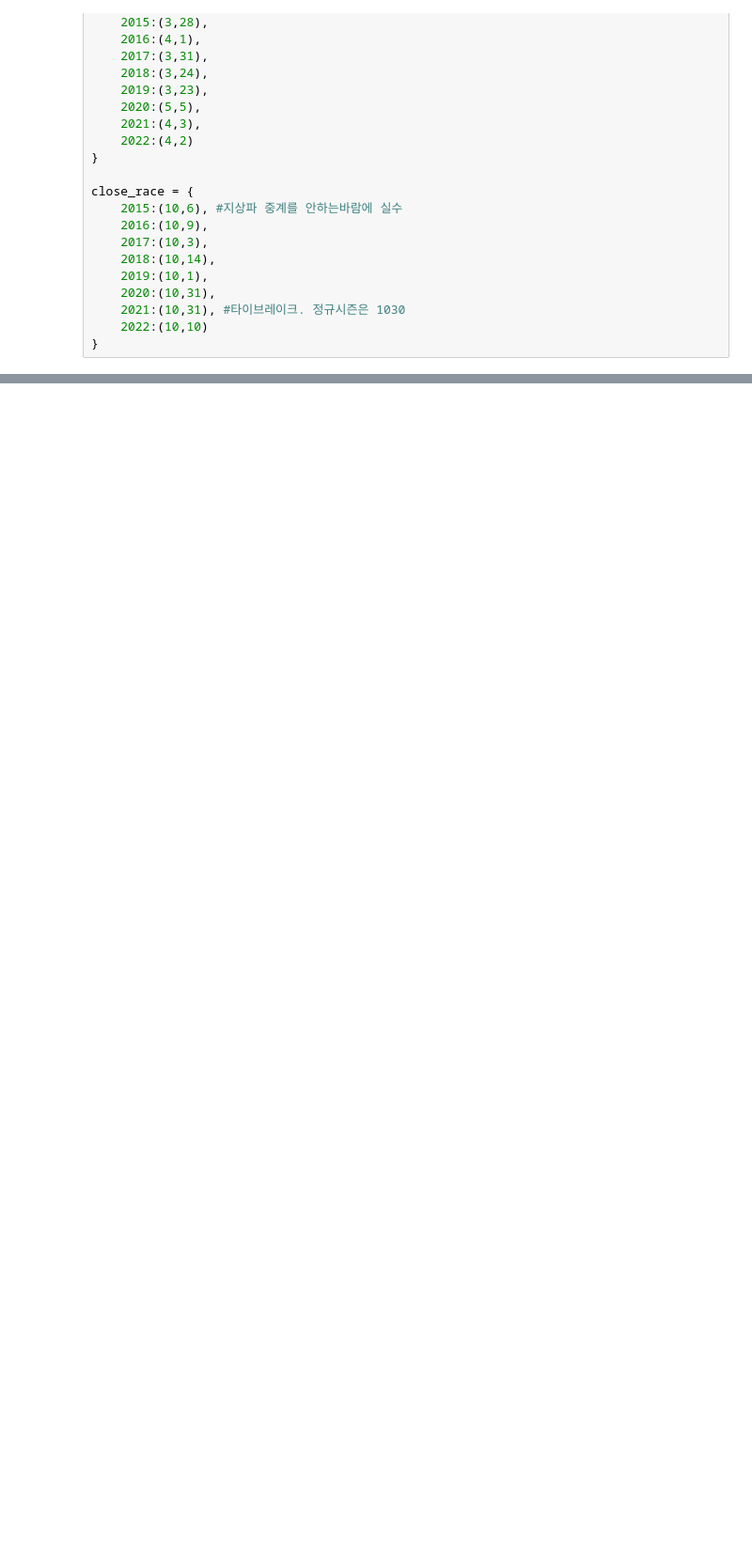
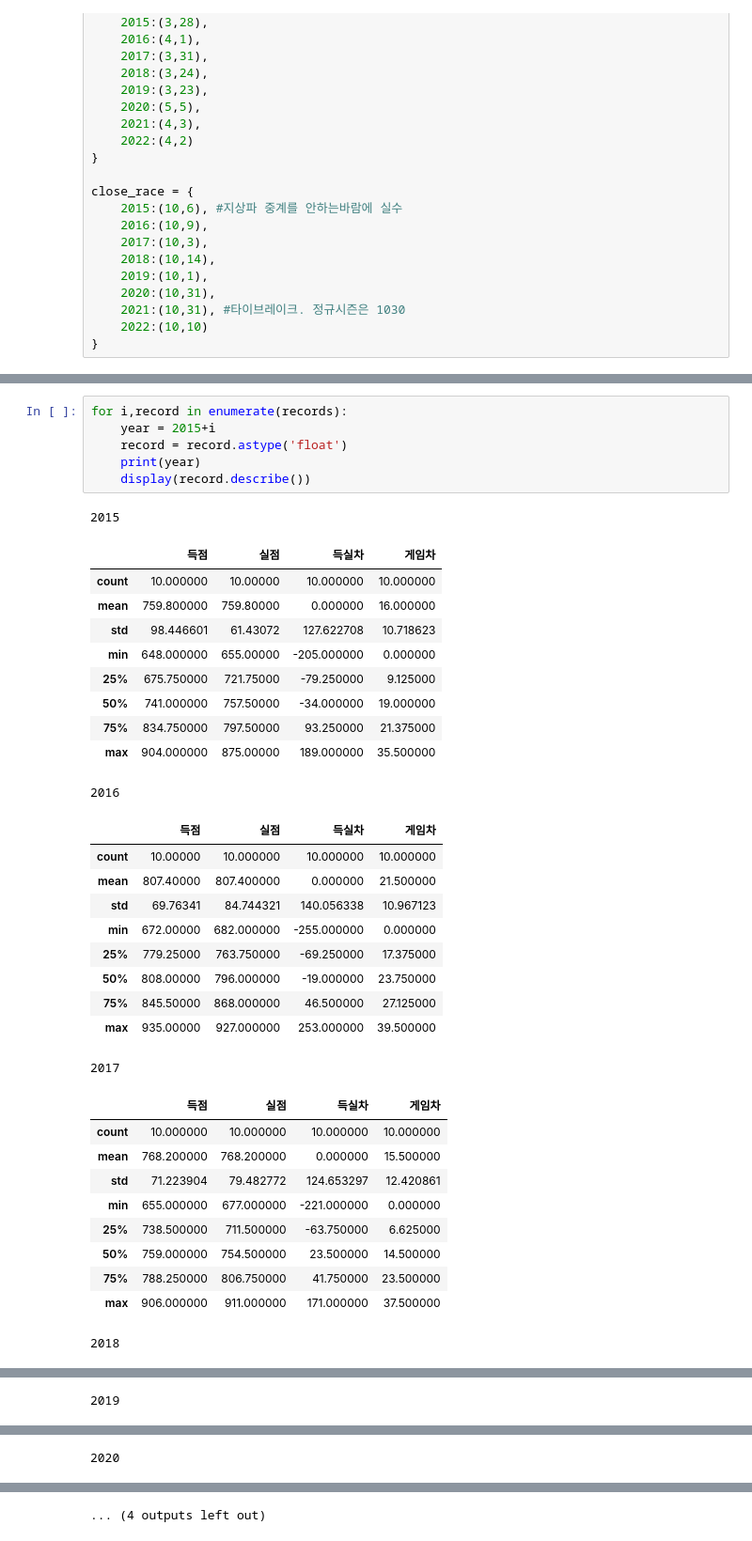
Before and after one commit to JorimJoram/BaseBall_Posting, a Jupyter notebook: Data_Crawling/2weeks.ipynb, the cells around one changed output, grey strips where cells are left out. Shown at 94% size. Cells and saved outputs as stored; diff of their text form; blank space fills up the shorter version.

```diff
--- a/Data_Crawling/2weeks.ipynb
+++ b/Data_Crawling/2weeks.ipynb
@@ -192,0 +269,38 @@ for year in year_list:
+# %%
+for i,record in enumerate(records):
+    year = 2015+i
+    record = record.astype('float')
+    print(year)
+    display(record.describe())
+# %% [output]
+2015
+|  | 득점 | 실점 | 득실차 | 게임차 |
+| count | 10.000000 | 10.00000 | 10.000000 | 10.000000 |
+| mean | 759.800000 | 759.80000 | 0.000000 | 16.000000 |
+| std | 98.446601 | 61.43072 | 127.622708 | 10.718623 |
+| min | 648.000000 | 655.00000 | -205.000000 | 0.000000 |
+| 25% | 675.750000 | 721.75000 | -79.250000 | 9.125000 |
+| 50% | 741.000000 | 757.50000 | -34.000000 | 19.000000 |
+| 75% | 834.750000 | 797.50000 | 93.250000 | 21.375000 |
+| max | 904.000000 | 875.00000 | 189.000000 | 35.500000 |
+2016
+|  | 득점 | 실점 | 득실차 | 게임차 |
+| count | 10.00000 | 10.000000 | 10.000000 | 10.000000 |
+| mean | 807.40000 | 807.400000 | 0.000000 | 21.500000 |
+| std | 69.76341 | 84.744321 | 140.056338 | 10.967123 |
+| min | 672.00000 | 682.000000 | -255.000000 | 0.000000 |
+| 25% | 779.25000 | 763.750000 | -69.250000 | 17.375000 |
+| 50% | 808.00000 | 796.000000 | -19.000000 | 23.750000 |
+| 75% | 845.50000 | 868.000000 | 46.500000 | 27.125000 |
+| max | 935.00000 | 927.000000 | 253.000000 | 39.500000 |
+2017
+|  | 득점 | 실점 | 득실차 | 게임차 |
+| count | 10.000000 | 10.000000 | 10.000000 | 10.000000 |
+| mean | 768.200000 | 768.200000 | 0.000000 | 15.500000 |
+| std | 71.223904 | 79.482772 | 124.653297 | 12.420861 |
+| min | 655.000000 | 677.000000 | -221.000000 | 0.000000 |
+| 25% | 738.500000 | 711.500000 | -63.750000 | 6.625000 |
+| 50% | 759.000000 | 754.500000 | 23.500000 | 14.500000 |
+| 75% | 788.250000 | 806.750000 | 41.750000 | 23.500000 |
+| max | 906.000000 | 911.000000 | 171.000000 | 37.500000 |
+2018
@@ -192,0 +316 @@ for year in year_list:
+2019
@@ -192,0 +326 @@ for year in year_list:
+2020
@@ -192,0 +336 @@ for year in year_list:
+... (4 outputs left out)
```
Also changed, not shown: parts of 12 cells of this notebook.
